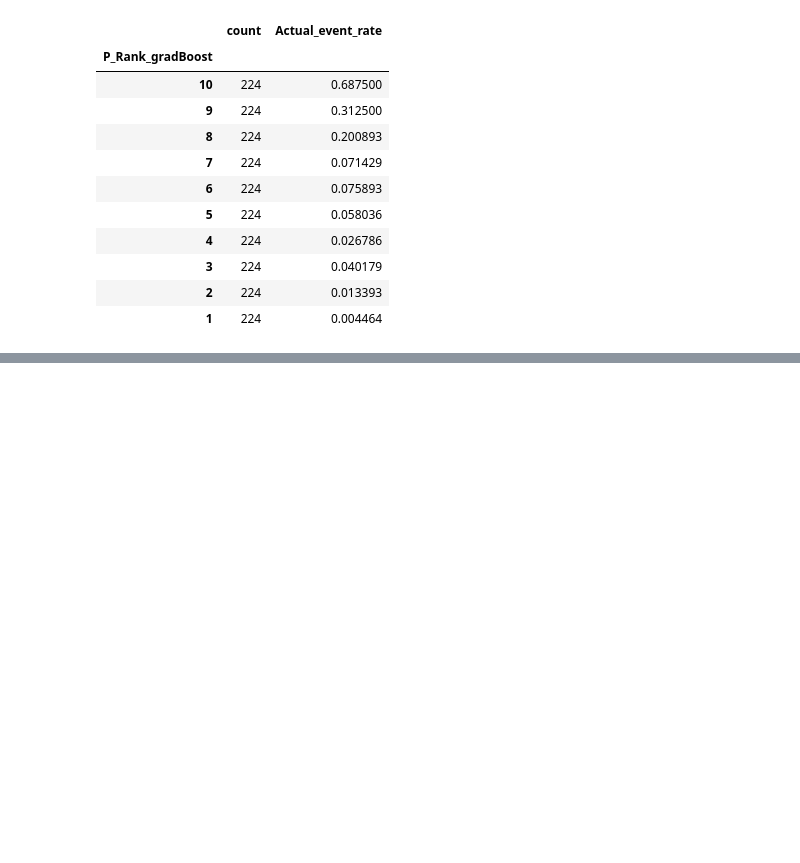
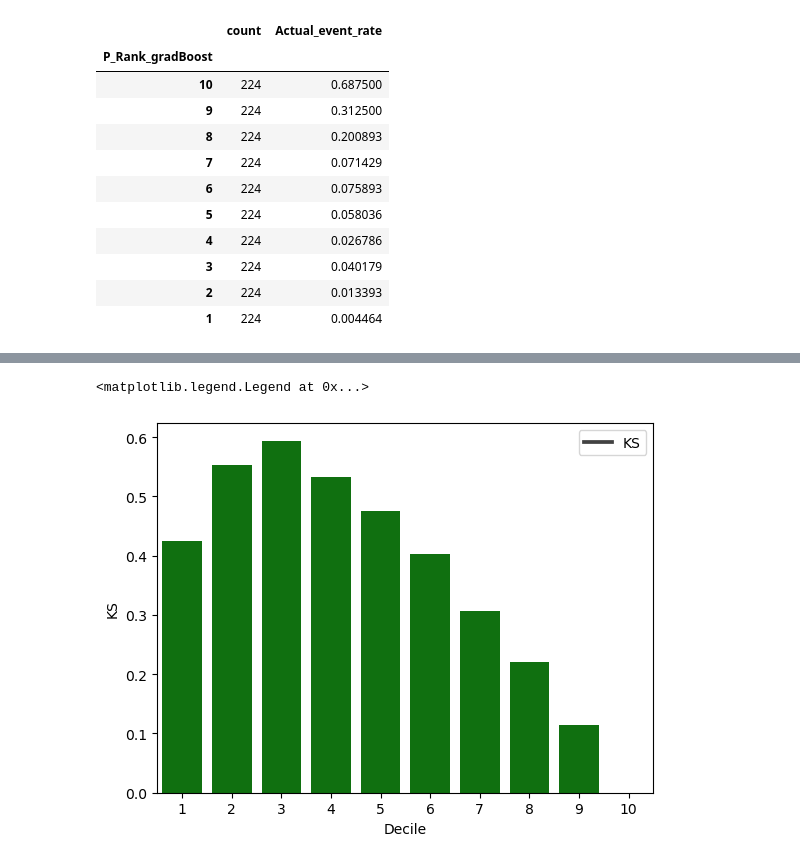
Before and after one commit to DarkoStojanovic2725/ML-marketing-analysis, a Jupyter notebook: marketing models.ipynb, the cells around one changed output, grey strips where cells are left out. Saved outputs shown, nothing was run; the diff lists cells and outputs as text; code cells hidden in the pictures; blank space fills up the shorter version.

Commit message:
Decile analysis

```diff
--- a/marketing models.ipynb
+++ b/marketing models.ipynb
@@ -707,3 +707,10 @@ ranked_dataFrame
 | 3 | 224 | 0.040179 | 9.0 | 330.0 | 0.026946 | 0.988024 |
 | 2 | 224 | 0.013393 | 3.0 | 333.0 | 0.008982 | 0.997006 |
 | 1 | 224 | 0.004464 | 1.0 | 334.0 | 0.002994 | 1.000000 |
+# %%
+#non event capture
+ranked_dataFrame['Num_non_events'] = ranked_dataFrame['count']-ranked_dataFrame['Num_events']
+ranked_dataFrame['Cumulative_non_events'] = ranked_dataFrame['Num_non_events'].cumsum()
+ranked_dataFrame['Non_event_cap'] = ranked_dataFrame['Num_non_events']/max(ranked_dataFrame['Num_non_events'].cumsum())
+ranked_dataFrame['Cumulative_non_event_cap'] = ranked_dataFrame['Non_event_cap'].cumsum()
+ranked_dataFrame
@@ -709,0 +730,5 @@ ranked_dataFrame
+# %%
+ranked_dataFrame['KS'] = round((ranked_dataFrame['Cumulative_event_cap'] - ranked_dataFrame['Cumulative_non_event_cap']), 4)
+ranked_dataFrame['Baseline_event_rate'] = (max(ranked_dataFrame['Cumulative_events'])/max(ranked_dataFrame['count'].cumsum()))
+ranked_dataFrame['Lift_over_avg'] = ranked_dataFrame['Actual_event_rate']/ranked_dataFrame['Baseline_event_rate']
+ranked_dataFrame
@@ -709,0 +748,4 @@ ranked_dataFrame
+# %%
+ranked_dataFrame = ranked_dataFrame.reset_index()
+ranked_dataFrame['Decile'] = ranked_dataFrame.index + 1
+ranked_dataFrame
@@ -709,0 +764,6 @@ ranked_dataFrame
+# %%
+is_ks_maxed = sea.barplot(x = 'Decile', y = 'KS', data = ranked_dataFrame, color = 'green')
+is_ks_maxed.legend(['KS'])
+# %% [output]
+<matplotlib.legend.Legend at 0x...>
+[figure, added]
```
Also changed, not shown: parts of 5 cells of this notebook.
